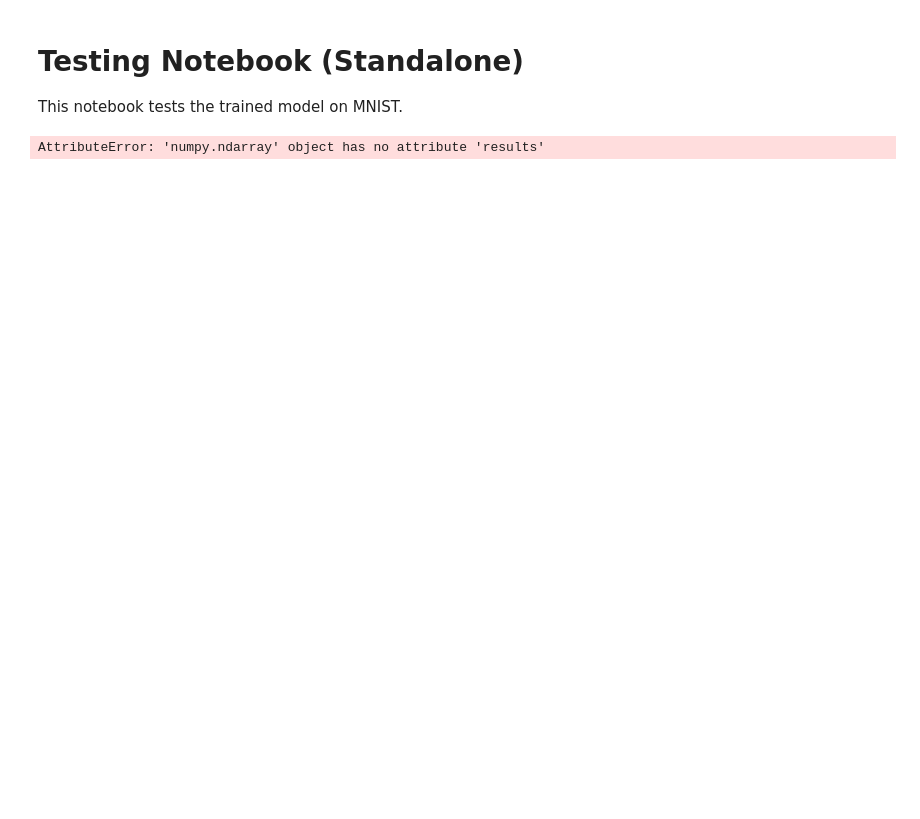
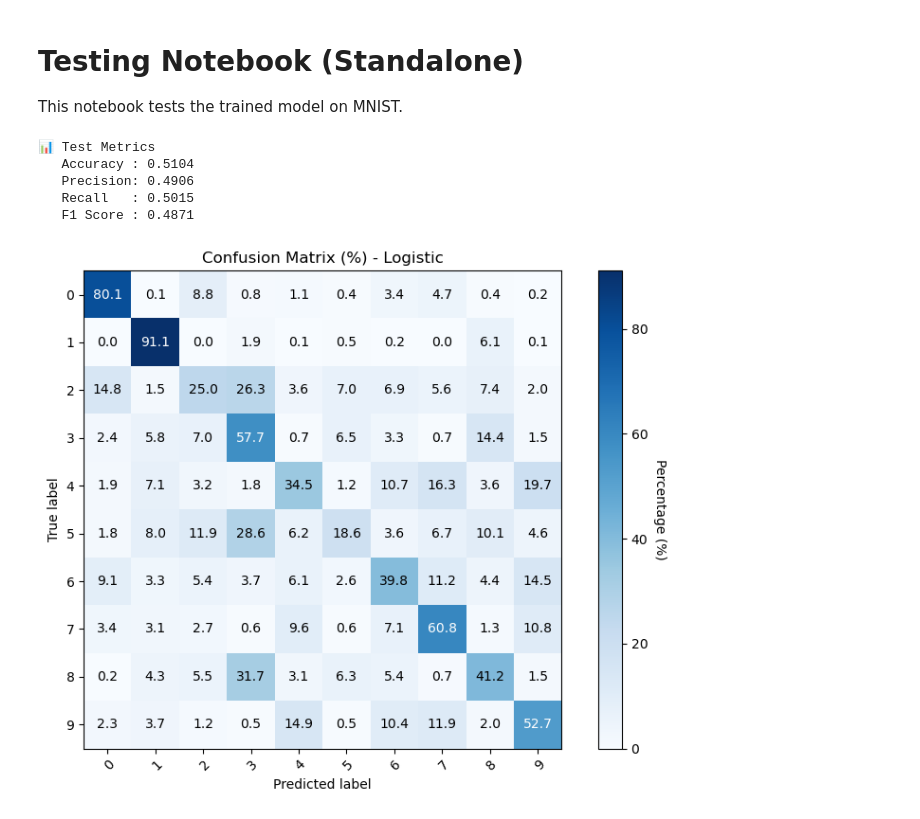
Before and after one commit to adiazcarral/ADC-TestDataScience-1, a Jupyter notebook: src/adc_testdatascience_1/notebooks/03_test_standalone.ipynb, the cells around one changed output. Saved outputs shown, nothing was run; the diff lists cells and outputs as text; code cells hidden in the pictures; blank space fills up the shorter version.

Commit message:
updated test notebook

```diff
--- a/src/adc_testdatascience_1/notebooks/03_test_standalone.ipynb
+++ b/src/adc_testdatascience_1/notebooks/03_test_standalone.ipynb
@@ -21,12 +62,3 @@ class LogisticRegression(nn.Module):
     def forward(self, x):
         x = x.view(x.size(0), -1)
         return self.linear(x)
-# %%
-
-# Load test data
-transform = transforms.Compose([
-    transforms.ToTensor(),
-    transforms.Normalize((0.1307,), (0.3081,))
-])
-test_set = datasets.MNIST('data', train=False, download=True, transform=transform)
-test_loader = DataLoader(test_set, batch_size=64)
@@ -33,15 +129,29 @@ test_loader = DataLoader(test_set, batch_size=64)
 # %%
-
-# Evaluate function
-def evaluate_model(model, test_loader, device):
+def evaluate_model(model, test_loader):
     model.eval()
     all_preds, all_targets = [], []
+
     with torch.no_grad():
         for inputs, targets in test_loader:
-            inputs, targets = inputs.to(device), targets.to(device)
+            # inputs, targets = inputs.to(device), targets.to(device)
             outputs = model(inputs)
             preds = outputs.argmax(dim=1)
             all_preds.extend(preds.cpu().numpy())
             all_targets.extend(targets.cpu().numpy())
-    return np.array(all_targets), np.array(all_preds)
+
+    y_true = np.array(all_targets)
+    y_pred = np.array(all_preds)
+
+    acc = accuracy_score(y_true, y_pred)
+    precision = precision_score(y_true, y_pred, average="macro", zero_division=0)
+    recall = recall_score(y_true, y_pred, average="macro", zero_division=0)
+    f1 = f1_score(y_true, y_pred, average="macro", zero_division=0)
+
+    print("📊 Test Metrics")
+    print(f"   Accuracy : {acc:.4f}")
+    print(f"   Precision: {precision:.4f}")
+    print(f"   Recall   : {recall:.4f}")
+    print(f"   F1 Score : {f1:.4f}")
+
+    return y_true, y_pred
 # %%
@@ -60,14 +198,21 @@ def plot_confusion_matrix(y_true, y_pred):
     plt.tight_layout()
     plt.show()
 # %%
-
-device = torch.device("cuda" if torch.cuda.is_available() else "cpu")
+_, _, test_loader = get_dataloaders(subset_fraction=1.0)
+# Load model
+# Load and evaluate saved model
 model = LogisticRegression()
 model.load_state_dict(torch.load("logistic.pth", map_location=device))
 model.to(device)
-y_true, y_pred = evaluate_model(model, test_loader, device)
-plot_confusion_matrix(y_true, y_pred)
-print(f"Accuracy: {accuracy_score(y_true, y_pred):.4f}")
+model.eval()
+
+y_true, y_pred = evaluate_model(model, test_loader)
+plot_confusion_matrix(y_true, y_pred, model_name="Logistic")
 # %% [output]
-AttributeError: 'numpy.ndarray' object has no attribute 'results'
+📊 Test Metrics
+   Accuracy : 0.5104
+   Precision: 0.4906
+   Recall   : 0.5015
+   F1 Score : 0.4871
+[figure, added]
 # %%
```
Also changed, not shown: parts of 7 cells of this notebook, 23 other files.
